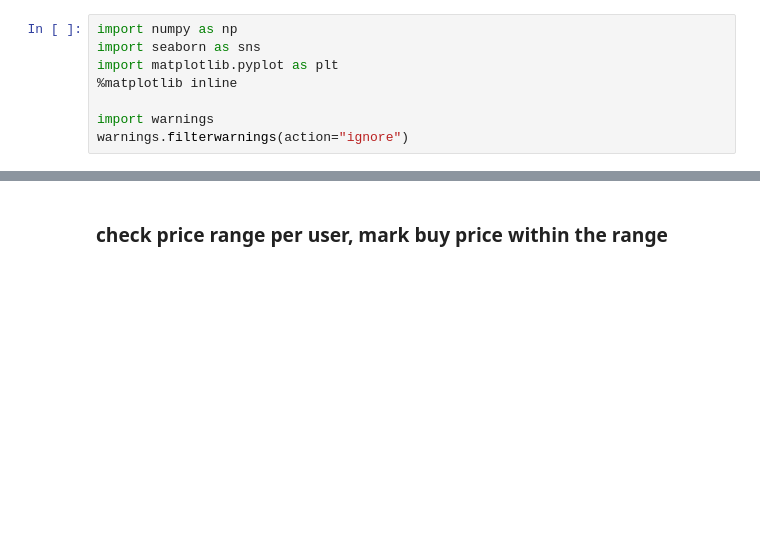
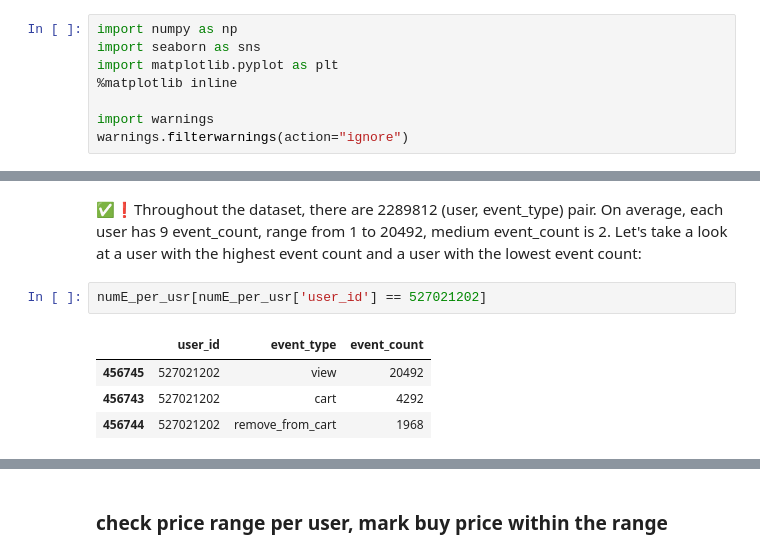
Before and after one commit to happykygo/GNN-eCommerce, a Jupyter notebook: notebooks/eda.ipynb, the cells around one changed output, grey strips where cells are left out. Drawn from its saved outputs; the diff is of its cells as text; blank space fills up the shorter version.

```diff
--- a/notebooks/eda.ipynb
+++ b/notebooks/eda.ipynb
@@ -165,0 +180,11 @@ Name: event_type, Length: 2289812, dtype: int64
+# %% [markdown]
+✅❗Throughout the dataset, there are 2289812 (user, event_type) pair.
+On average, each user has 9 event_count, range from 1 to 20492, medium event_count is 2.
+Let's take a look at a user with the highest event count and a user with the lowest event count:
+# %%
+numE_per_usr[numE_per_usr['user_id'] == 527021202]
+# %% [output]
+|  | user_id | event_type | event_count |
+| 456745 | 527021202 | view | 20492 |
+| 456743 | 527021202 | cart | 4292 |
+| 456744 | 527021202 | remove_from_cart | 1968 |
```
Also changed, not shown: parts of 43 cells of this notebook, 3 other files.
